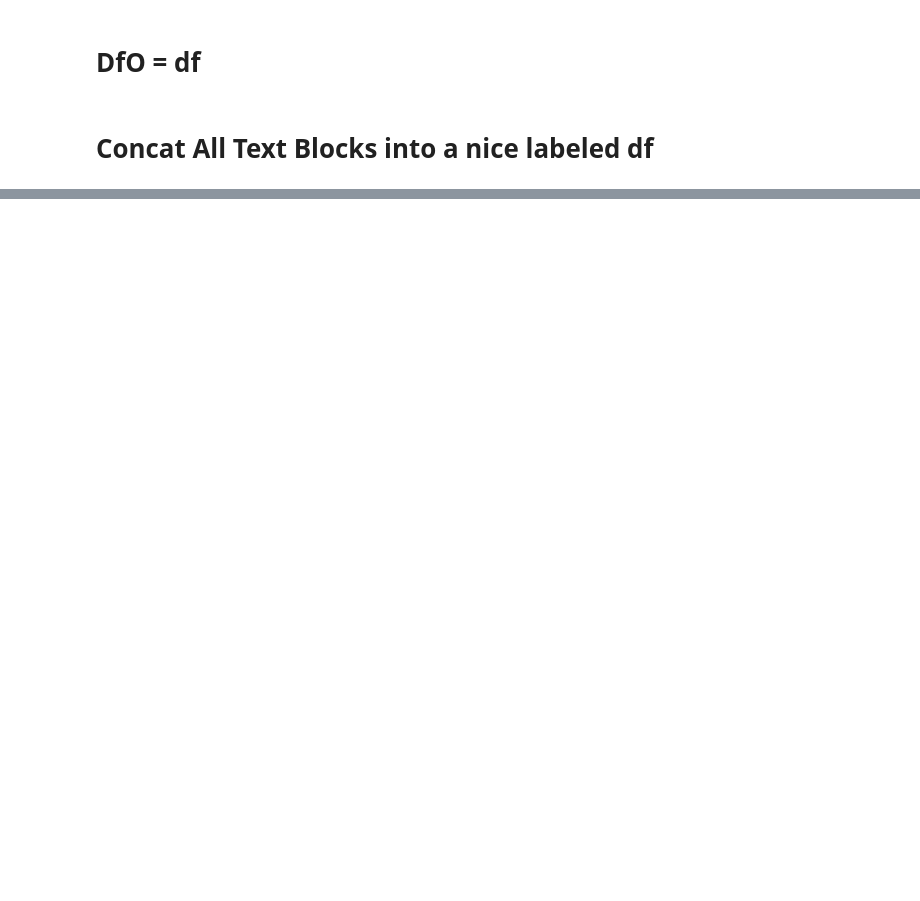
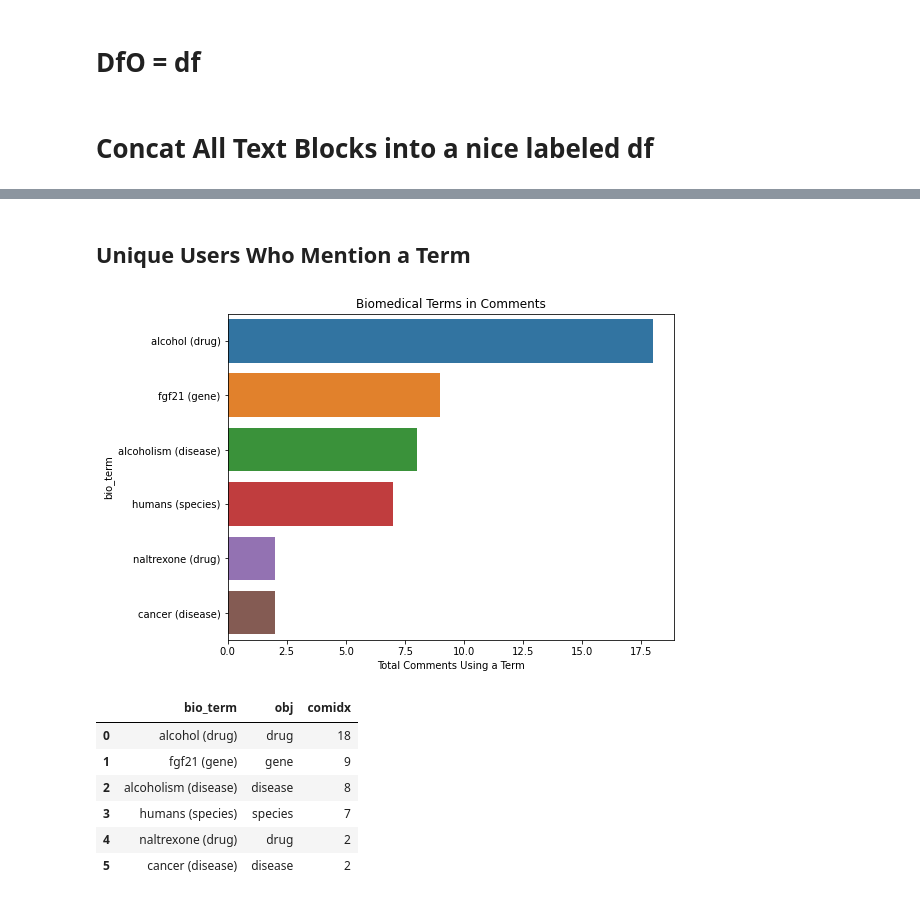
Before and after one commit to daveramseymusic/biobert-bern, a Jupyter notebook: nbs/01_found_my_fitness_bioBert_BERN.ipynb, the cells around one changed output, grey strips where cells are left out. Drawn from its saved outputs; the diff is of its cells as text; code cells hidden in the pictures; blank space fills up the shorter version.

```diff
--- a/nbs/01_found_my_fitness_bioBert_BERN.ipynb
+++ b/nbs/01_found_my_fitness_bioBert_BERN.ipynb
@@ -223,0 +202,8 @@ for o in dfo.index:
+# %%
+df = pd.DataFrame()
+for o in dfo.index:
+    dfa  =pd.DataFrame(dfo.out[o]['annotations'])
+    dfi = get_comment_spans_textblock(dfo.block[o])
+    dfmerg = merge_annotations_with_dfi_bloc_idx(dfa,dfi)
+    df = pd.concat([df,dfmerg])
+df = df.reset_index(drop=True)
@@ -224,11 +212,16 @@ for o in dfo.index:
+# %%
+df_authorId = coms[['idx','authorChannelId']] #simplify coms
+df_authorId = df_authorId.rename(columns={'idx':'comidx'}) #rename idx to match
+df_authorId.comidx = df_authorId.comidx.astype(int) #make comidx integer
+
+df = df.merge(df_authorId,how='left') #left merge author Id's onto main df
 # %%
-def plot_bio_terms(x,y):
+def plot_bio_terms(x,y,xlabel):
     # Set the width and height of the figure
     plt.figure(figsize=(8,6))
     ax = sns.barplot(x, y)
-
     #title
     ax.set_title(f'Biomedical Terms in Comments')
     # Add label for  axis
-    ax.set(xlabel='Number of comments mentioning the term')
+    ax.set(xlabel=xlabel)
     plt.show()
@@ -278,0 +235,7 @@ dfwords
+# %%
+def group_bio_words_com_count(df,word_col, mention_min=2):
+    dfwords = df
+    dfwords = df.groupby([word_col,'obj']).comidx.nunique().reset_index().sort_values('comidx',ascending=False)
+    dfwords = dfwords.loc[dfwords.comidx >=mention_min]
+    dfwords.reset_index(drop=True,inplace=True)
+    return dfwords
@@ -278,0 +253,15 @@ dfwords
+# %% [markdown]
+## Unique Users Who Mention a Term
+# %%
+dfwords = group_bio_words_com_count(df, 'bio_term',mention_min=2)
+plot_bio_terms(x=dfwords.comidx ,y=dfwords.bio_term, xlabel='Total Comments Using a Term')
+dfwords
+# %% [output]
+[figure, added]
+|  | bio_term | obj | comidx |
+| 0 | alcohol (drug) | drug | 18 |
+| 1 | fgf21 (gene) | gene | 9 |
+| 2 | alcoholism (disease) | disease | 8 |
+| 3 | humans (species) | species | 7 |
+| 4 | naltrexone (drug) | drug | 2 |
+| 5 | cancer (disease) | disease | 2 |
```
Also changed, not shown: parts of 28 cells of this notebook.
